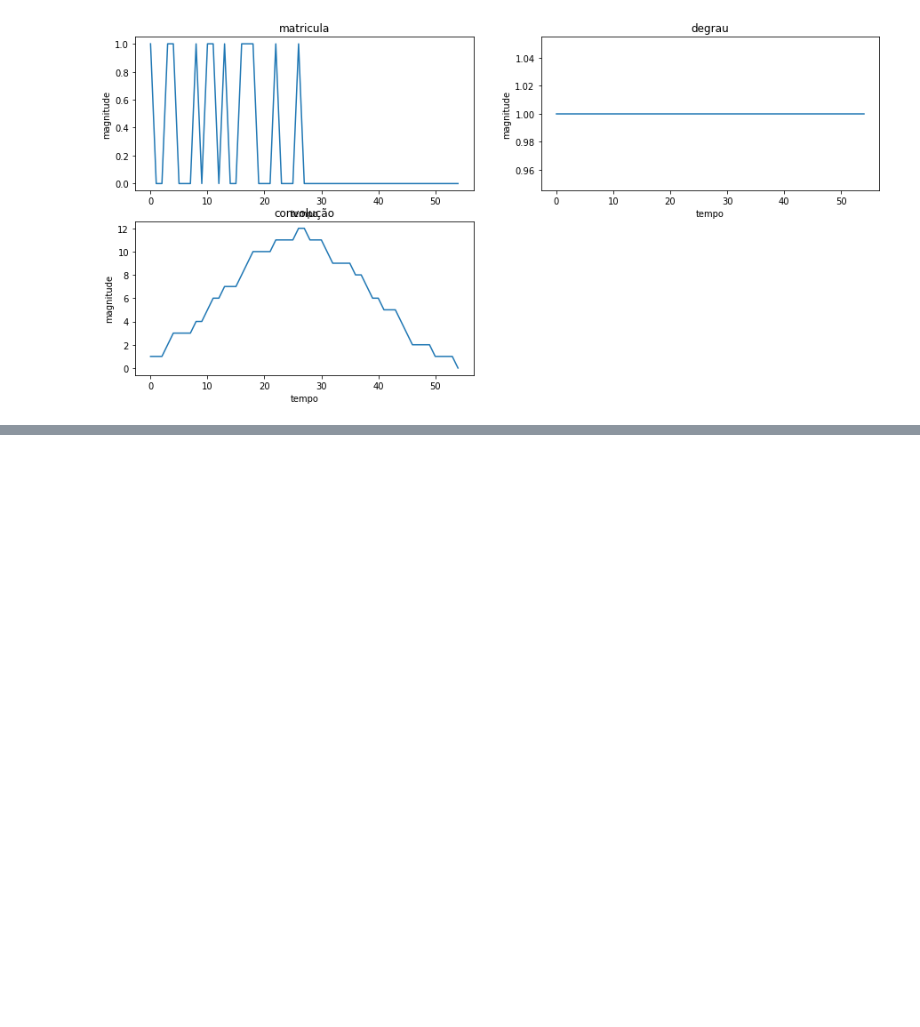
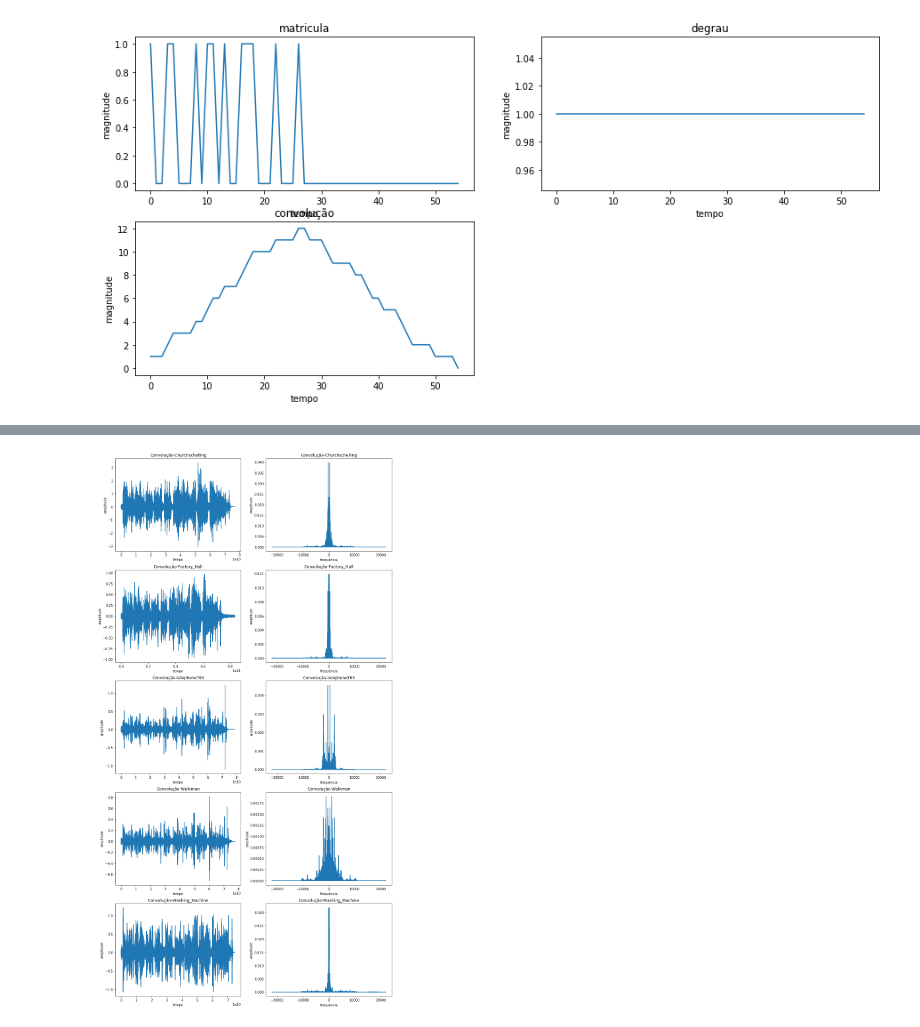
Before and after one commit to ismaelg456g/processamento_de_sinais, a Jupyter notebook: projeto_1/codigo.ipynb, the cells around one changed output, grey strips where cells are left out. Cells and saved outputs as stored; diff of their text form; code cells hidden in the pictures; blank space fills up the shorter version.

```diff
--- a/projeto_1/codigo.ipynb
+++ b/projeto_1/codigo.ipynb
@@ -110,0 +135,79 @@ Text(0.5, 1.0, 'Resposta no domínio da frequência')
+# %%
+fig=plt.subplots(figsize=(15,30))
+
+t=range(len(conv_church))
+t=np.dot(t, fs_voz)
+ax1=plt.subplot(5,2,1)
+ax1.plot(t, conv_church)
+ax1.set_xlabel('tempo')
+ax1.set_ylabel('amplitude')
+ax1.set_title('Convolução-Churchschelling')
+
+t=range(len(conv_factory))
+t=np.dot(t, fs_voz)
+ax2=plt.subplot(5,2,3)
+ax2.plot(t, conv_factory)
+ax2.set_xlabel('tempo')
+ax2.set_ylabel('amplitude')
+ax2.set_title('Convolução-Factory_Hall')
+
+t=range(len(conv_tel))
+t=np.dot(t, fs_voz)
+ax3=plt.subplot(5,2,5)
+ax3.plot(t, conv_tel)
+ax3.set_xlabel('tempo')
+ax3.set_ylabel('amplitude')
+ax3.set_title('Convolução-telephoneT65')
+
+t=range(len(conv_walk))
+t=np.dot(t, fs_voz)
+ax4=plt.subplot(5,2,7)
+ax4.plot(t, conv_walk)
+ax4.set_xlabel('tempo')
+ax4.set_ylabel('amplitude')
+ax4.set_title('Convolução-Walkman')
+
+t=range(len(conv_wash))
+t=np.dot(t, fs_voz)
+ax5=plt.subplot(5,2,9)
+ax5.plot(t, conv_wash)
+ax5.set_xlabel('tempo')
+ax5.set_ylabel('amplitude')
+ax5.set_title('Convolução-Washing_Machine')
+
+[fft_conv_church, freq_church]=calcula_fourier(conv_church, fs_church)
+[fft_conv_factory, freq_factory]=calcula_fourier(conv_factory, fs_factory)
+[fft_conv_tel, freq_tel]=calcula_fourier(conv_tel, fs_tel)
+[fft_conv_walk, freq_walk]=calcula_fourier(conv_walk, fs_walk)
+[fft_conv_wash, freq_wash]=calcula_fourier(conv_wash, fs_wash)
+
+ax1=plt.subplot(5,2,2)
+ax1.plot(freq_church, fft_conv_church)
+ax1.set_xlabel('frequência')
+ax1.set_ylabel('amplitude')
+ax1.set_title('Convolução-Churchschelling')
+
+ax2=plt.subplot(5,2,4)
+ax2.plot(freq_factory, fft_conv_factory)
+ax2.set_xlabel('frequência')
+ax2.set_ylabel('amplitude')
+ax2.set_title('Convolução-Factory_Hall')
+
+ax3=plt.subplot(5,2,6)
+ax3.plot(freq_tel, fft_conv_tel)
+ax3.set_xlabel('frequência')
+ax3.set_ylabel('amplitude')
+ax3.set_title('Convolução-telephoneT65')
+
+ax4=plt.subplot(5,2,8)
+ax4.plot(freq_walk, fft_conv_walk)
+ax4.set_xlabel('frequência')
+ax4.set_ylabel('amplitude')
+ax4.set_title('Convolução-Walkman')
+
+ax5=plt.subplot(5,2,10)
+ax5.plot(freq_wash, fft_conv_wash)
+ax5.set_xlabel('frequência')
+ax5.set_ylabel('amplitude')
+ax5.set_title('Convolução-Washing_Machine')
+# %% [output]
@@ -110,0 +215 @@ Text(0.5, 1.0, 'Resposta no domínio da frequência')
+[figure, added]
```
Also changed, not shown: parts of 5 cells of this notebook, 11 other files.
